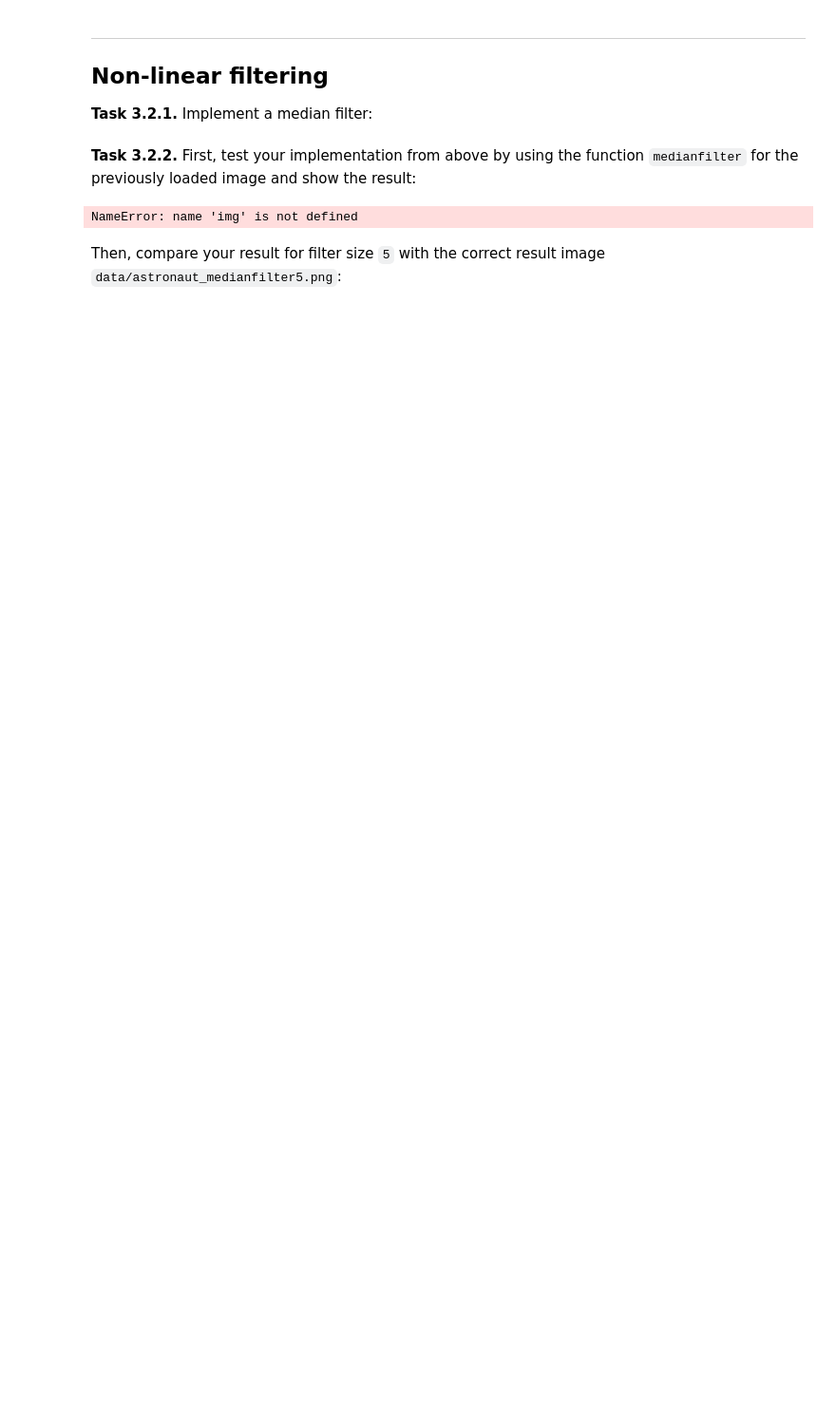
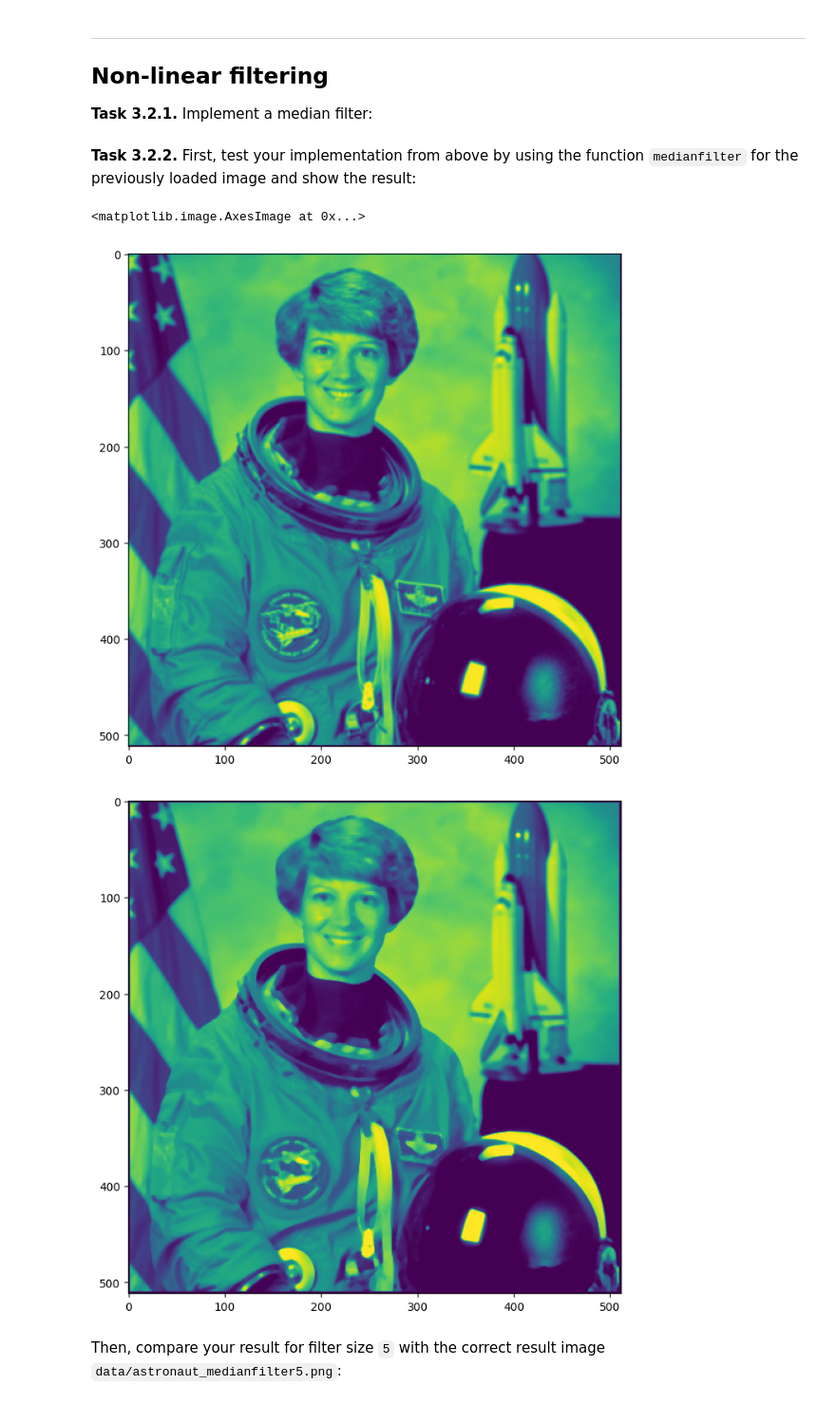
Before and after one commit to TomStraube/mobi-fs3-python, a Jupyter notebook: task3.ipynb, the cells around one changed output. Shown at 95% size. Cells and saved outputs as stored; diff of their text form; code cells hidden in the pictures; blank space fills up the shorter version.

```diff
--- a/task3.ipynb
+++ b/task3.ipynb
@@ -69,18 +70,23 @@ def medianfilter(img, size):
     n = (size - 1) // 2 # size is a odd number ->
     for p in numpy.ndindex(img.shape): # p iterates over rows and colums
         if p[0] < img.shape[0] - n and p[1] < img.shape[1] - n and p[0] > n and p[1] > n: # Border for the array / without edge pixels
-            neighborhood_median = 0
+            list = []
             for q in numpy.ndindex(size, size): # q iterates over the mean filters rows and colum
-                list += [img[p[0] + q[0] - n,p[1] + q[1] - n]]
-                neighborhood_median = median(list)
-            result[p] = neighborhood_median
+                list = list + [img[p[0] + q[0] - n,p[1] + q[1] - n]]
+            result[p] = statistics.median(list)
     return result
 # %% [markdown]
 **<a id="#">Task 3.2.2.</a>** First, test your implementation from above by using the function `medianfilter` for the previously loaded image and show the result:
-# %%
-img3 = medianfilter(img, 3)
-plt.imshow(img3)
-# %% [output]
-NameError: name 'img' is not defined
+# %%
+img_median = medianfilter(img, 3)
+plt.figure(figsize=(15,8))
+plt.imshow(img3)
+img_control_median = plt.imread('data/astronaut_medianfilter5.png')
+plt.figure(figsize=(15,8))
+plt.imshow(img_control_median)
+# %% [output]
+<matplotlib.image.AxesImage at 0x...>
+[figure, added]
+[figure, added]
 # %% [markdown]
 Then, compare your result for filter size `5` with the correct result image `data/astronaut_medianfilter5.png`:
```
Also changed, not shown: parts of 2 cells of this notebook.
